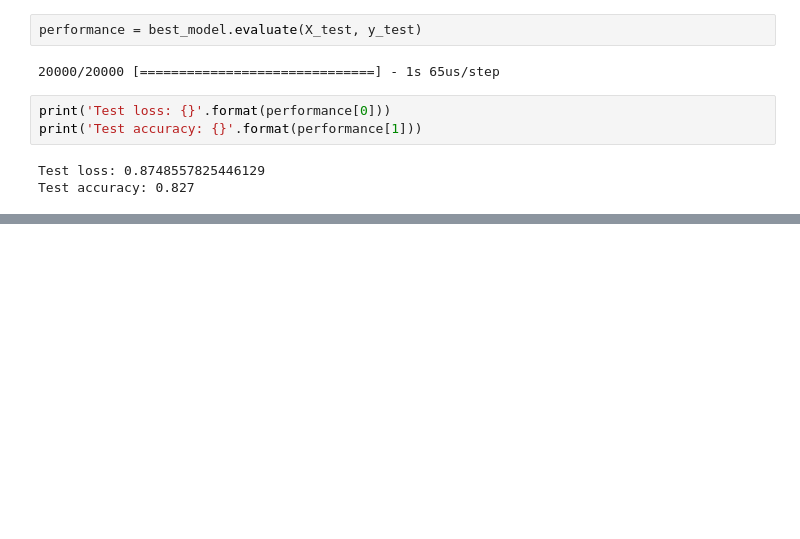
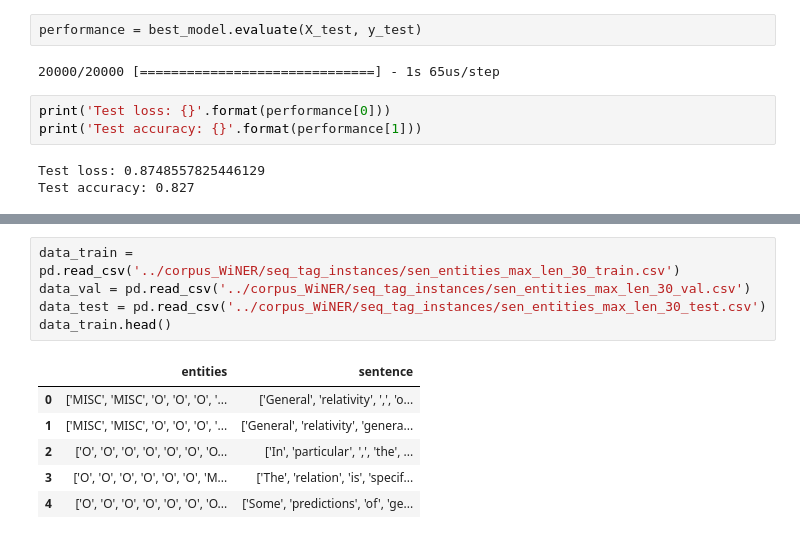
Before and after one commit to emikokic/thesis, a Jupyter notebook: notebooks/supervised_baselines.ipynb, the cells around one changed output, grey strips where cells are left out. Saved outputs shown, nothing was run; the diff lists cells and outputs as text; blank space fills up the shorter version.

```diff
--- a/notebooks/supervised_baselines.ipynb
+++ b/notebooks/supervised_baselines.ipynb
@@ -414,0 +419,12 @@ Test accuracy: 0.827
+# %%
+data_train = pd.read_csv('../corpus_WiNER/seq_tag_instances/sen_entities_max_len_30_train.csv')
+data_val = pd.read_csv('../corpus_WiNER/seq_tag_instances/sen_entities_max_len_30_val.csv')
+data_test = pd.read_csv('../corpus_WiNER/seq_tag_instances/sen_entities_max_len_30_test.csv')
+data_train.head()
+# %% [output]
+|  | entities | sentence |
+| 0 | ['MISC', 'MISC', 'O', 'O', 'O', '... | ['General', 'relativity', ',', 'o... |
+| 1 | ['MISC', 'MISC', 'O', 'O', 'O', '... | ['General', 'relativity', 'genera... |
+| 2 | ['O', 'O', 'O', 'O', 'O', 'O', 'O... | ['In', 'particular', ',', 'the', ... |
+| 3 | ['O', 'O', 'O', 'O', 'O', 'O', 'M... | ['The', 'relation', 'is', 'specif... |
+| 4 | ['O', 'O', 'O', 'O', 'O', 'O', 'O... | ['Some', 'predictions', 'of', 'ge... |
```
Also changed, not shown: parts of 25 cells of this notebook, 1 other file.
